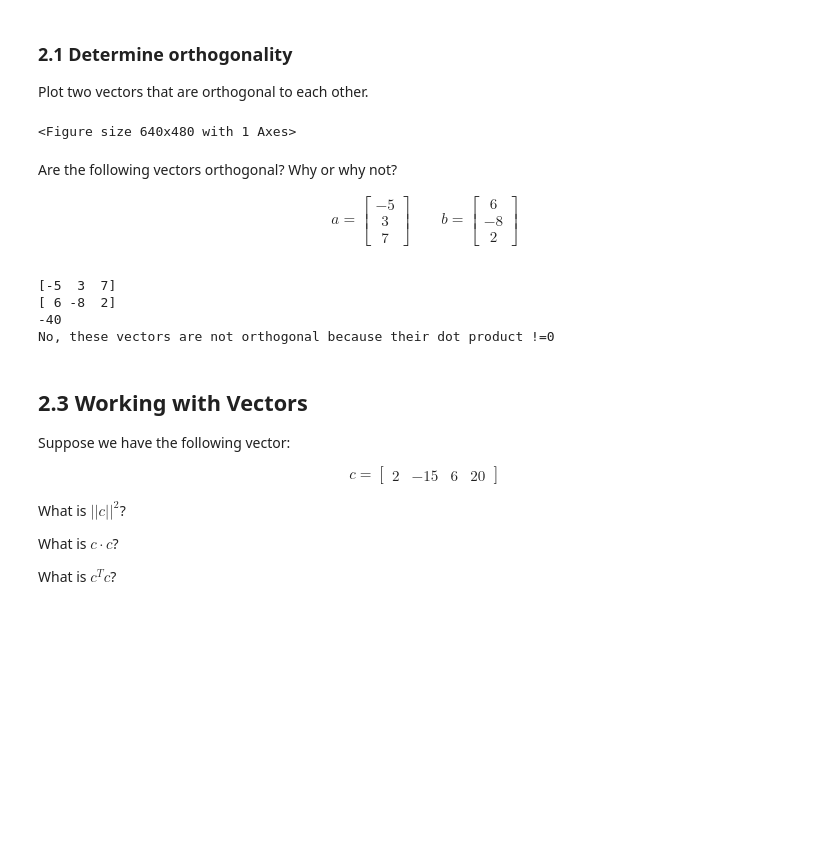
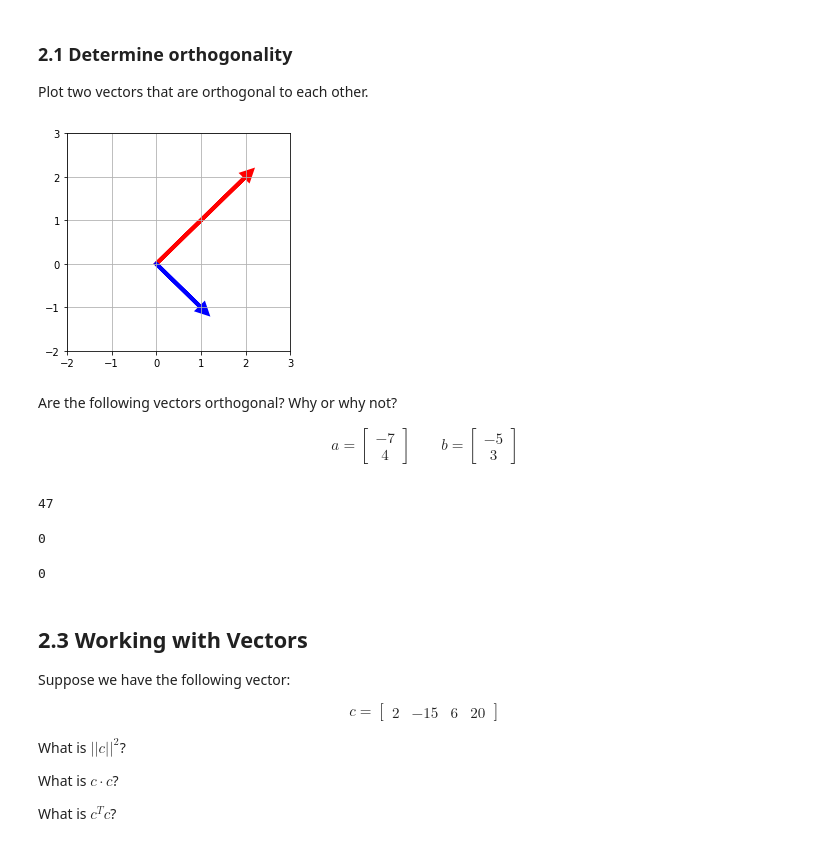
Before and after one commit to lfr4704/DS-Unit-1-Sprint-3-Linear-Algebra, a Jupyter notebook: module2-intermediate-linear-algebra/LS_DS_132_Solutions.ipynb, the cells around one changed output. Cells and saved outputs as stored; diff of their text form; code cells hidden in the pictures; blank space fills up the shorter version.

```diff
--- a/module2-intermediate-linear-algebra/LS_DS_132_Solutions.ipynb
+++ b/module2-intermediate-linear-algebra/LS_DS_132_Solutions.ipynb
@@ -195,43 +182,48 @@ Plot two vectors that are orthogonal to each other.
+# %%
+# choose some vectors
+vector_1 = [2, 2]
+vector_2 = [1, -1]
 # %%
-# Synonym for orthogonal is perpendicular
+# Set up the figure so that x and y axes are symmetrical.
 
-import matplotlib.pyplot as plt
+fig, ax = plt.subplots(figsize=(4,4))
+ax.grid()
+plt.xlim(-2,3)
+plt.ylim(-2,3)
 
-vector_1 = [-2, 2]
-vector_2 = [2, 2]
-
-# Plot the Scaled Vectors
-plt.arrow(0,0, vector_1[0], vector_1[1],head_width=.05, head_length=0.05, color ='red')
-plt.arrow(0,0, vector_2[0], vector_2[1],head_width=.05, head_length=0.05, color ='green')
-plt.xlim(-3,3)
-plt.ylim(-1,3)
-plt.title("Orthogonal Vectors")
+# Plot the vectors
+plt.arrow(0,0, vector_1[0], vector_1[1], head_width=.2, head_length=0.2, linewidth=4, color ='red')
+plt.arrow(0,0, vector_2[0], vector_2[1], head_width=.2, head_length=0.2, linewidth=4, color ='blue')
 plt.show()
 # %% [output]
-<Figure size 640x480 with 1 Axes>
+[figure, added]
 # %% [markdown]
 Are the following vectors orthogonal? Why or why not?
 
 \begin{align}
-a = \begin{bmatrix} -5 \\ 3 \\ 7 \end{bmatrix}
+a = \begin{bmatrix} -7 \\ 4  \end{bmatrix}
 \qquad
-b = \begin{bmatrix} 6 \\ -8 \\ 2 \end{bmatrix}
+b = \begin{bmatrix}  -5 \\ 3 \end{bmatrix}
 \end{align}
-# %%
-import numpy as np
-
-a = np.array([-5,3,7])
-b = np.array([6,-8,2])
-print(a)
-print(b)
-print(np.dot(a,b))
-
-print("No, these vectors are not orthogonal because their dot product !=0")
-# %% [output]
-[-5  3  7]
-[ 6 -8  2]
--40
-No, these vectors are not orthogonal because their dot product !=0
+# %%
+# If dot product != 0, then vectors are not orthogonal.
+a = np.array([-7,4])
+b = np.array([-5,3])
+np.dot(a,b)
+# %% [output]
+47
+# %%
+# If dot product = 0, then vectors are orthogonal.
+a = np.array([0,4])
+b = np.array([-5,0])
+np.dot(a,b)
+# %% [output]
+0
+# %%
+# If dot product = 0, then vectors are orthogonal.
+np.dot(vector_1,vector_2)
+# %% [output]
+0
 # %% [markdown]
 ## 2.3 Working with Vectors
 Suppose we have the following vector:
```
Also changed, not shown: parts of 18 cells of this notebook.
